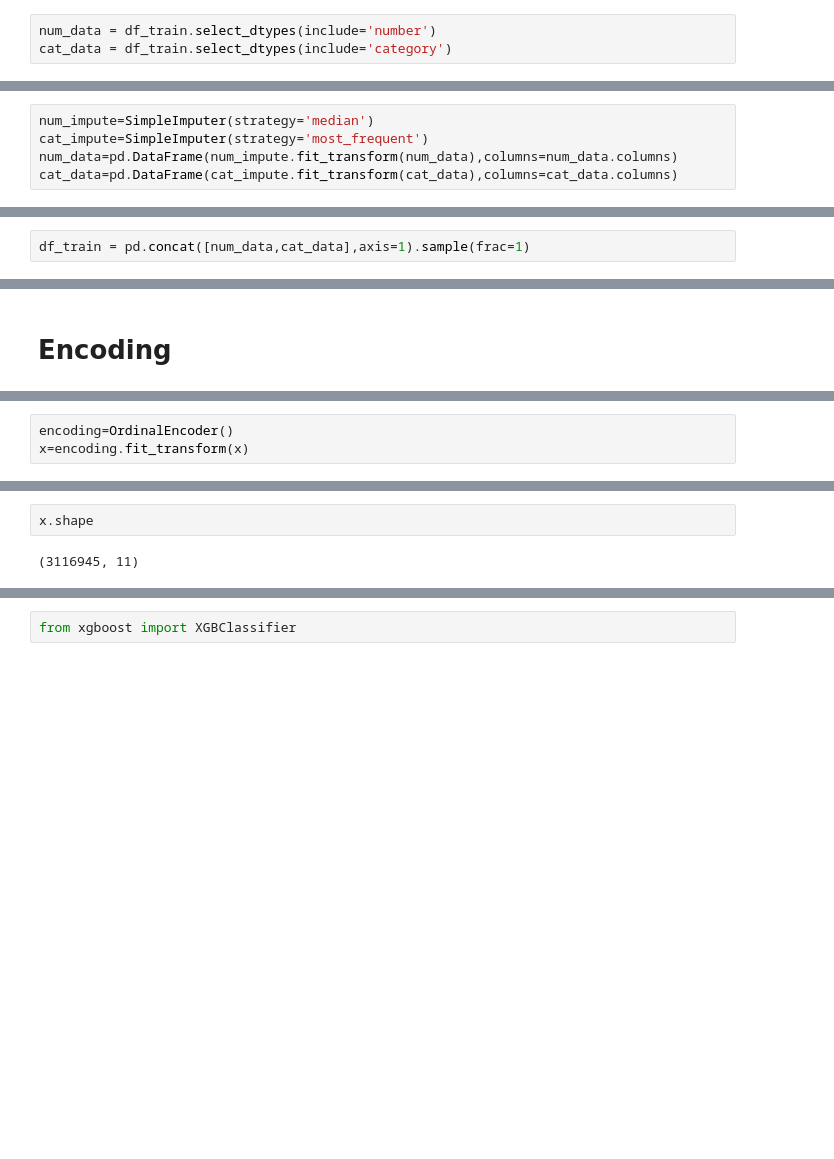
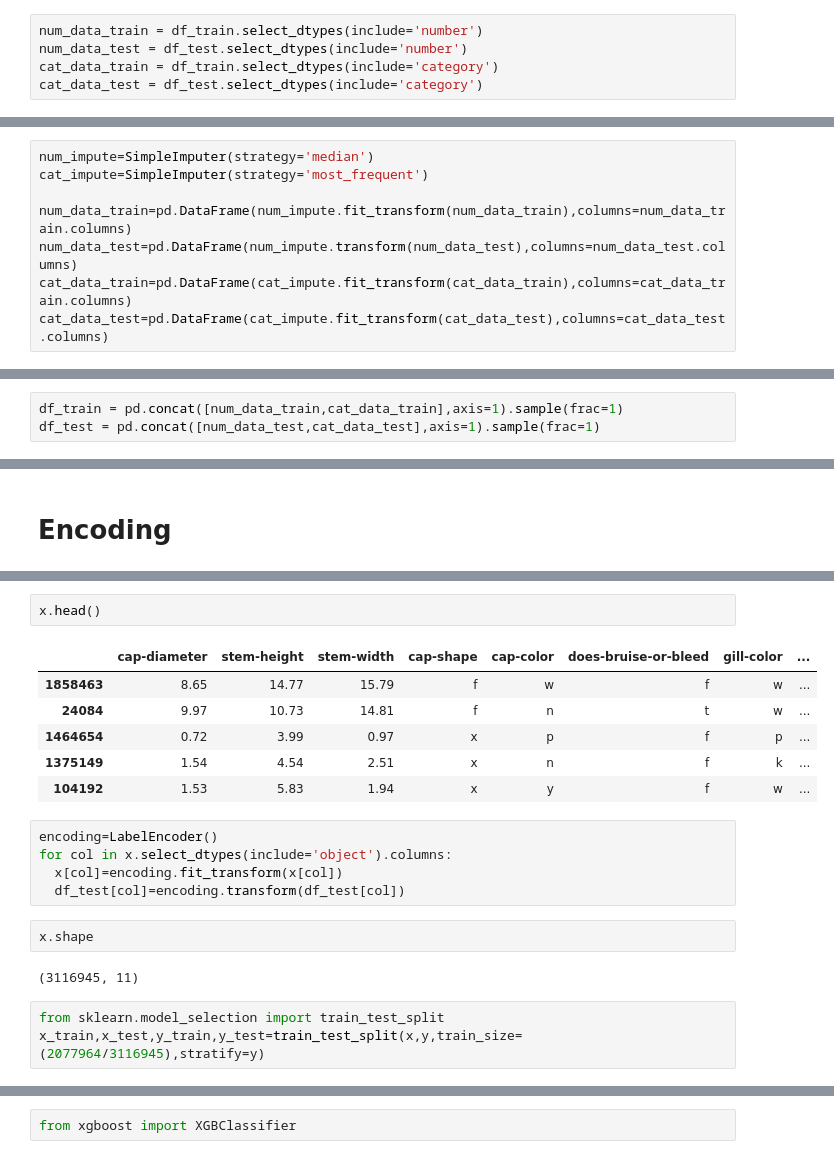
Before and after one commit to aliabdelmonam/Poisonous_Mushrooms, a Jupyter notebook: Poisonous_Mushrooms.ipynb, the cells around one changed output, grey strips where cells are left out. Drawn from its saved outputs; the diff is of its cells as text; blank space fills up the shorter version.

```diff
--- a/Poisonous_Mushrooms.ipynb
+++ b/Poisonous_Mushrooms.ipynb
@@ -182,15 +236,20 @@ array([<Axes: ylabel='Frequency'>, <Axes: ylabel='Frequency'>,
        <Axes: ylabel='Frequency'>], dtype=object)
 [figure]
 # %%
-num_data = df_train.select_dtypes(include='number')
-cat_data = df_train.select_dtypes(include='category')
+num_data_train = df_train.select_dtypes(include='number')
+num_data_test = df_test.select_dtypes(include='number')
+cat_data_train = df_train.select_dtypes(include='category')
+cat_data_test = df_test.select_dtypes(include='category')
 # %%
 from sklearn.impute import SimpleImputer
 # %%
 num_impute=SimpleImputer(strategy='median')
 cat_impute=SimpleImputer(strategy='most_frequent')
-num_data=pd.DataFrame(num_impute.fit_transform(num_data),columns=num_data.columns)
-cat_data=pd.DataFrame(cat_impute.fit_transform(cat_data),columns=cat_data.columns)
+
+num_data_train=pd.DataFrame(num_impute.fit_transform(num_data_train),columns=num_data_train.columns)
+num_data_test=pd.DataFrame(num_impute.transform(num_data_test),columns=num_data_test.columns)
+cat_data_train=pd.DataFrame(cat_impute.fit_transform(cat_data_train),columns=cat_data_train.columns)
+cat_data_test=pd.DataFrame(cat_impute.fit_transform(cat_data_test),columns=cat_data_test.columns)
 # %%
 cat_data.isna().sum()
 # %% [output]
@@ -206,7 +265,8 @@ cat_data.isna().sum()
 | season | 0 |
 dtype: int64
 # %%
-df_train = pd.concat([num_data,cat_data],axis=1).sample(frac=1)
+df_train = pd.concat([num_data_train,cat_data_train],axis=1).sample(frac=1)
+df_test = pd.concat([num_data_test,cat_data_test],axis=1).sample(frac=1)
 # %%
 df_train.shape
 # %% [output]
@@ -233,3 +327,0 @@ from sklearn.preprocessing import OrdinalEncoder
-# %%
-encoding=OrdinalEncoder()
-x=encoding.fit_transform(x)
@@ -236,4 +349,21 @@ x=encoding.fit_transform(x)
+# %%
+x.head()
+# %% [output]
+|  | cap-diameter | stem-height | stem-width | cap-shape | cap-color | does-bruise-or-bleed | gill-color | ... |
+| 1858463 | 8.65 | 14.77 | 15.79 | f | w | f | w | ... |
+| 24084 | 9.97 | 10.73 | 14.81 | f | n | t | w | ... |
+| 1464654 | 0.72 | 3.99 | 0.97 | x | p | f | p | ... |
+| 1375149 | 1.54 | 4.54 | 2.51 | x | n | f | k | ... |
+| 104192 | 1.53 | 5.83 | 1.94 | x | y | f | w | ... |
+# %%
+encoding=LabelEncoder()
+for col in x.select_dtypes(include='object').columns:
+  x[col]=encoding.fit_transform(x[col])
+  df_test[col]=encoding.transform(df_test[col])
 # %%
 x.shape
 # %% [output]
 (3116945, 11)
+# %%
+from sklearn.model_selection import train_test_split
+x_train,x_test,y_train,y_test=train_test_split(x,y,train_size=(2077964/3116945),stratify=y)
```
Also changed, not shown: parts of 31 cells of this notebook.
